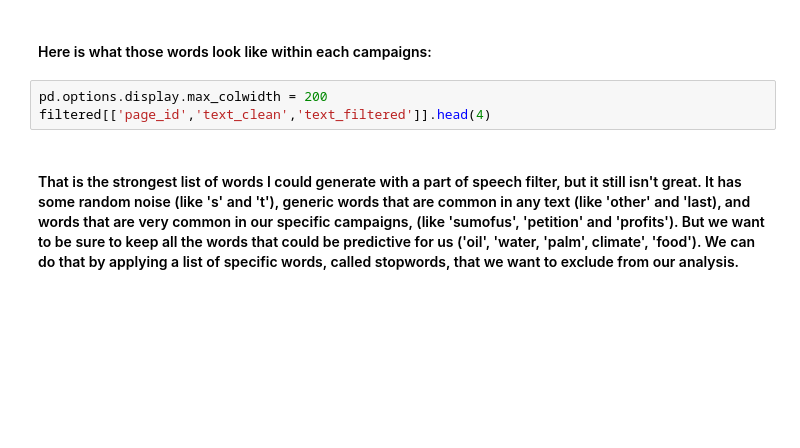
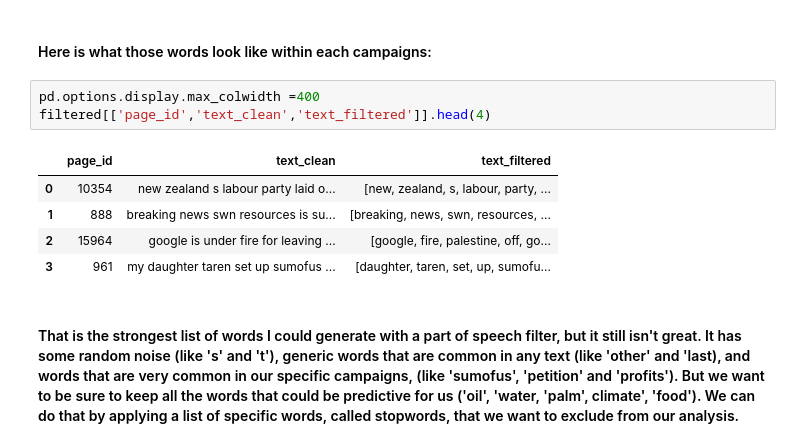
Before and after one commit to tara-m-harwood/springboard_coursework, a Jupyter notebook: Topic analysis with LDA - refactor.ipynb, the cells around one changed output. Drawn from its saved outputs; the diff is of its cells as text; blank space fills up the shorter version.

```diff
--- a/Topic analysis with LDA - refactor.ipynb
+++ b/Topic analysis with LDA - refactor.ipynb
@@ -124,8 +133,14 @@ text9: The Man Who Was Thursday by G . K . Chesterton 1908
 # %% [markdown]
 #### Here is what those words look like within each campaigns:
 # %%
-pd.options.display.max_colwidth = 200
+pd.options.display.max_colwidth =400
 filtered[['page_id','text_clean','text_filtered']].head(4)
+# %% [output]
+|  | page_id | text_clean | text_filtered |
+| 0 | 10354 | new zealand s labour party laid o... | [new, zealand, s, labour, party, ... |
+| 1 | 888 | breaking news swn resources is su... | [breaking, news, swn, resources, ... |
+| 2 | 15964 | google is under fire for leaving ... | [google, fire, palestine, off, go... |
+| 3 | 961 | my daughter taren set up sumofus ... | [daughter, taren, set, up, sumofu... |
 # %% [markdown]
 #### That is the strongest list of words I could generate with a part of speech filter, but it still isn't great.  It has some random noise (like 's' and 't'),  generic words that are common in any text (like 'other' and 'last), and words that are very common in our specific campaigns, (like 'sumofus', 'petition' and 'profits').  But we want to be sure to keep all the words that could be predictive for us ('oil', 'water, 'palm', climate', 'food').  We can do that by applying a list of specific words, called stopwords, that we want to exclude from our analysis.
 # %% [markdown]
```
Also changed, not shown: parts of 11 cells of this notebook.
